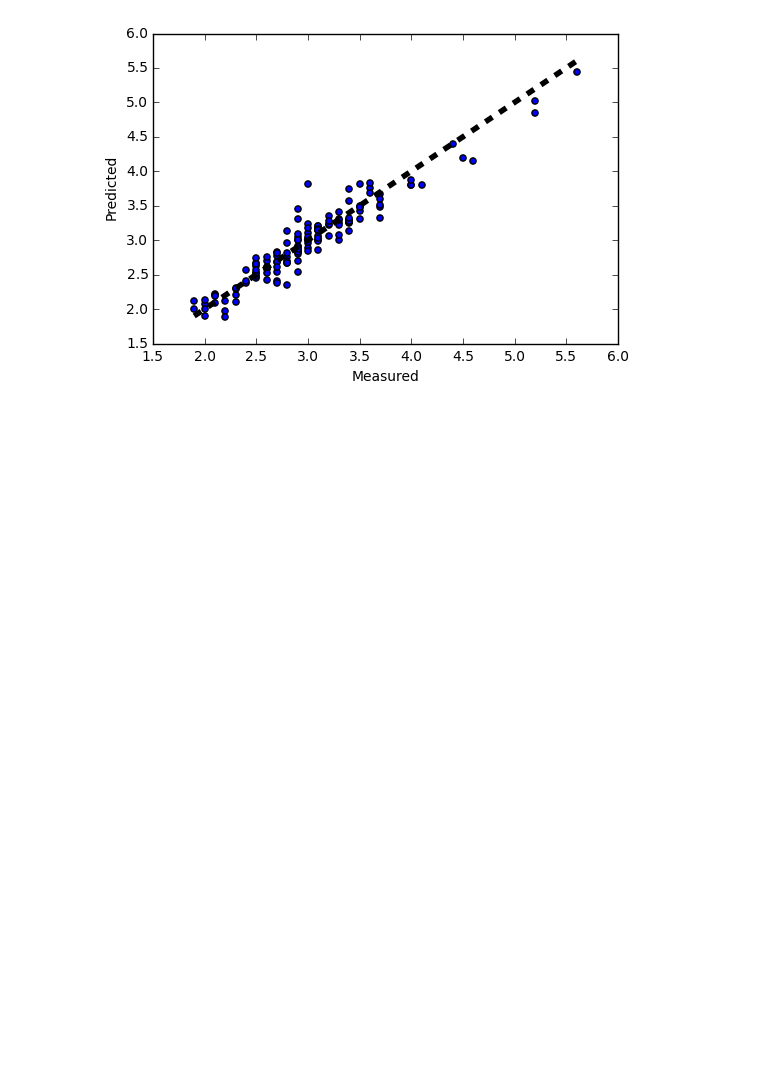
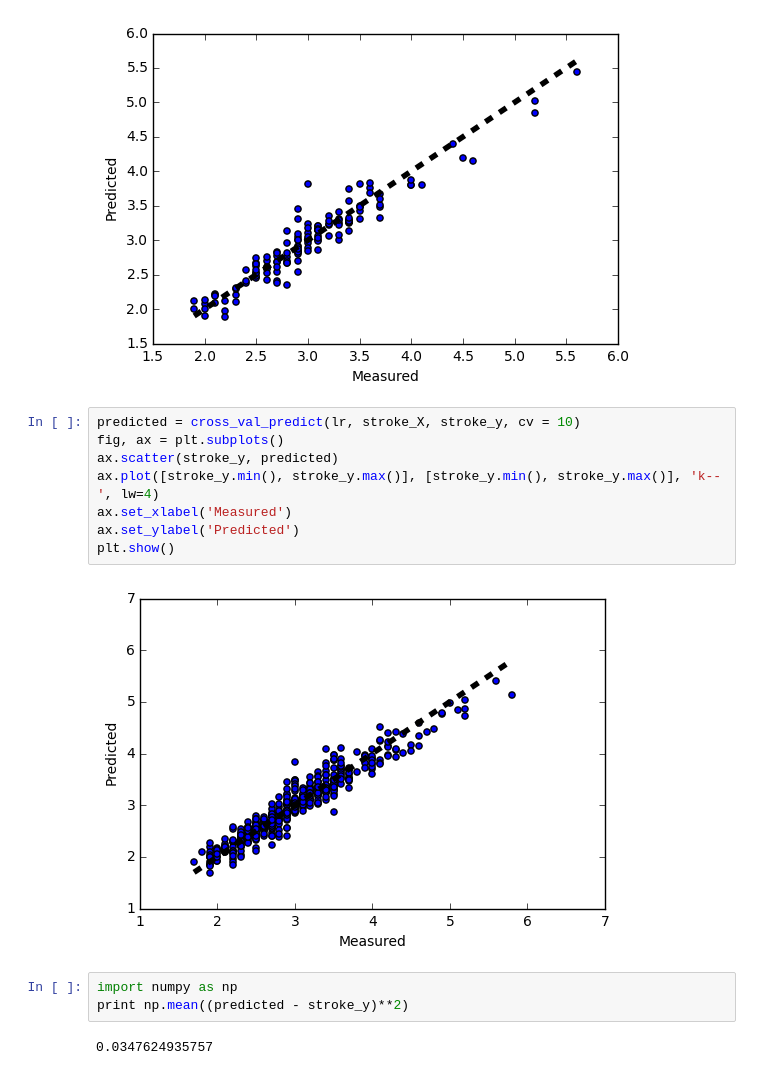
Before and after one commit to RJBeetel3/500_Cities_Project, a Jupyter notebook: 500_Cities_Data_Exploration4.ipynb, the cells around one changed output. Cells and saved outputs as stored; diff of their text form; blank space fills up the shorter version.

```diff
--- a/500_Cities_Data_Exploration4.ipynb
+++ b/500_Cities_Data_Exploration4.ipynb
@@ -526,3 +526,18 @@ ax.set_ylabel('Predicted')
 plt.show()
 # %% [output]
 [figure]
+# %%
+predicted = cross_val_predict(lr, stroke_X, stroke_y, cv = 10)
+fig, ax = plt.subplots()
+ax.scatter(stroke_y, predicted)
+ax.plot([stroke_y.min(), stroke_y.max()], [stroke_y.min(), stroke_y.max()], 'k--', lw=4)
+ax.set_xlabel('Measured')
+ax.set_ylabel('Predicted')
+plt.show()
+# %% [output]
+[figure, added]
+# %%
+import numpy as np
+print np.mean((predicted - stroke_y)**2)
+# %% [output]
+0.0347624935757
```
